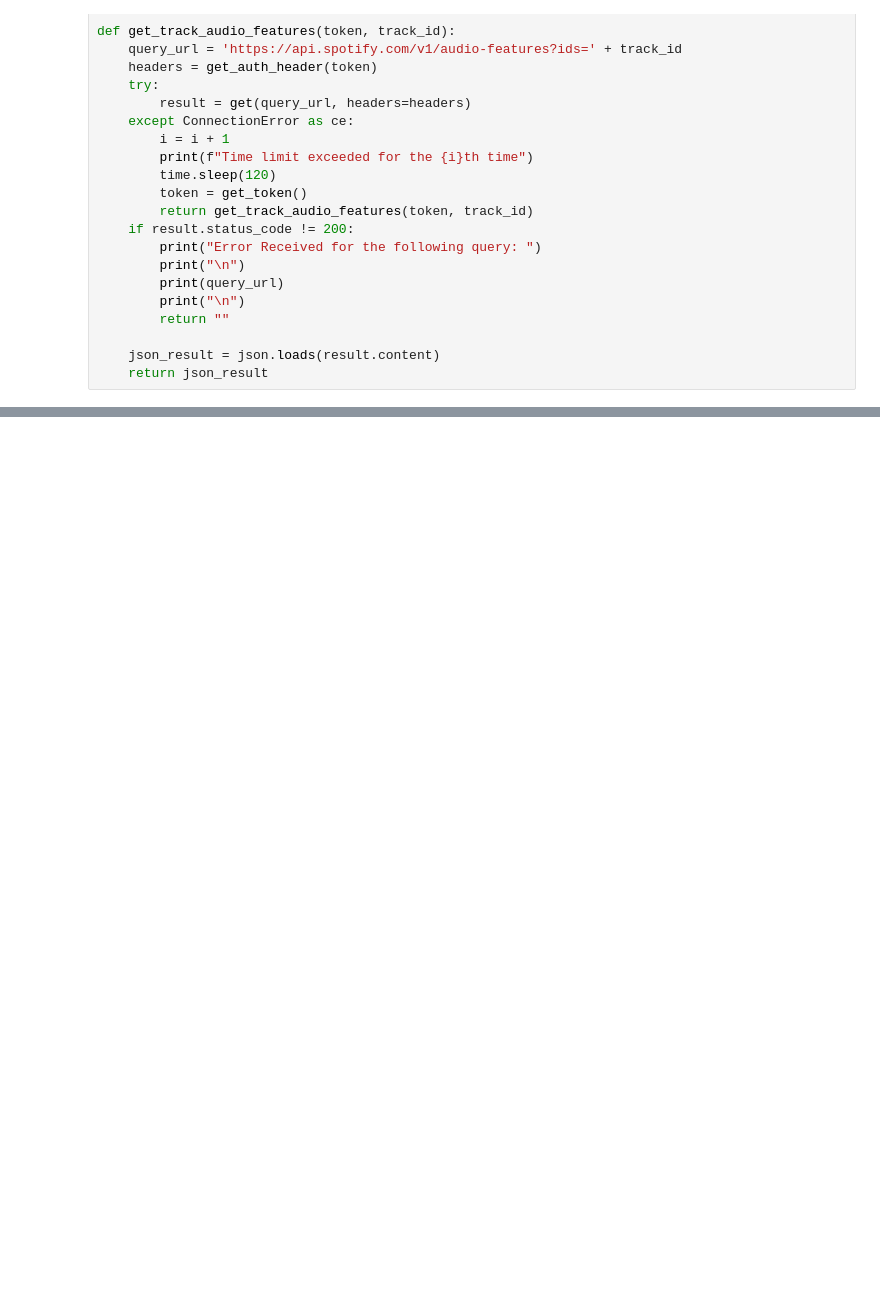
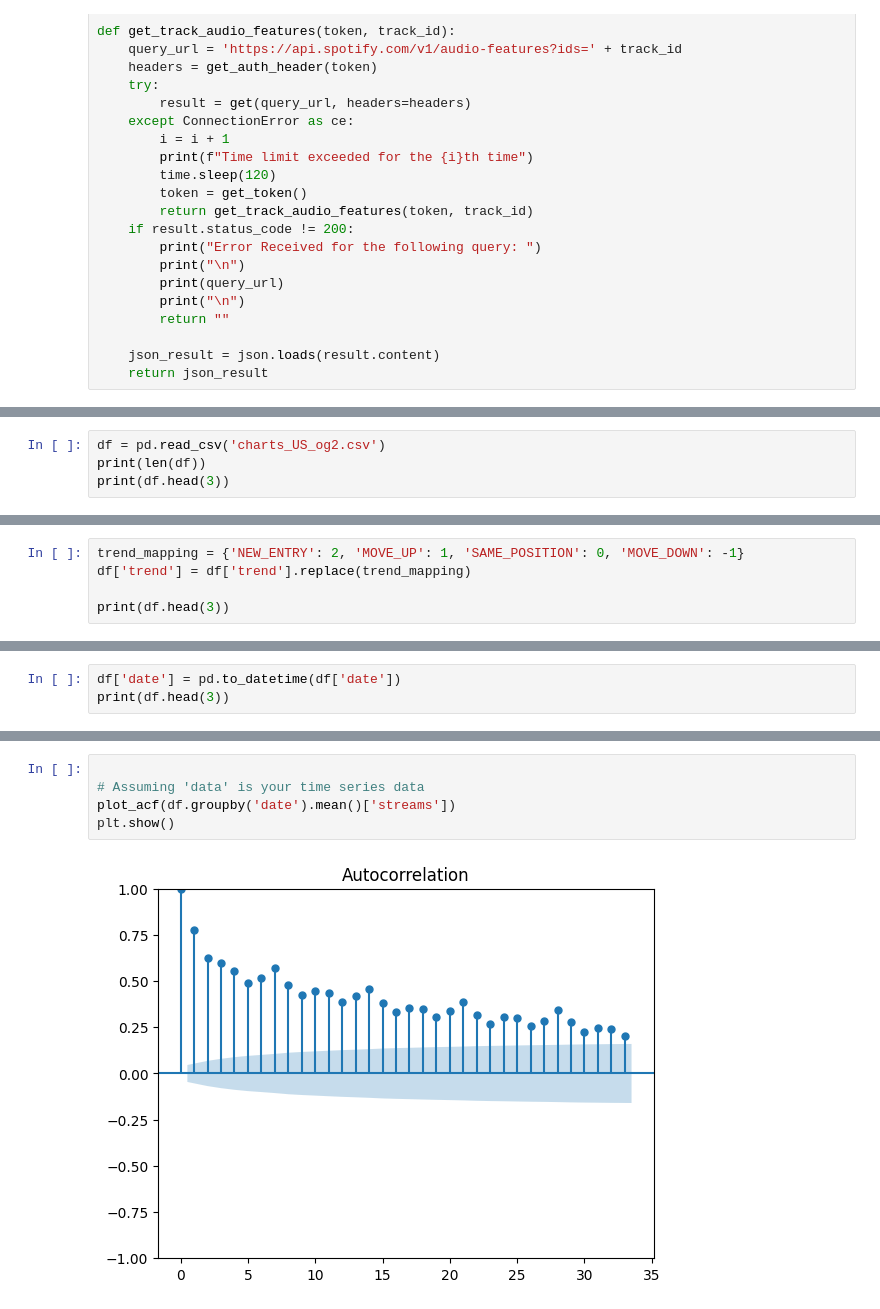
Before and after one commit to apcastillo/cse519, a Jupyter notebook: Data_Preparation.ipynb, the cells around one changed output, grey strips where cells are left out. Cells and saved outputs as stored; diff of their text form; blank space fills up the shorter version.

```diff
--- a/Data_Preparation.ipynb
+++ b/Data_Preparation.ipynb
@@ -240,0 +414,4 @@ df.to_csv('Final_Data.csv', index=False)
+# %%
+df = pd.read_csv('charts_US_og2.csv')
+print(len(df))
+print(df.head(3))
@@ -240,0 +436,5 @@ df.to_csv('Final_Data.csv', index=False)
+# %%
+trend_mapping = {'NEW_ENTRY': 2, 'MOVE_UP': 1, 'SAME_POSITION': 0, 'MOVE_DOWN': -1}
+df['trend'] = df['trend'].replace(trend_mapping)
+
+print(df.head(3))
@@ -240,0 +459,3 @@ df.to_csv('Final_Data.csv', index=False)
+# %%
+df['date'] = pd.to_datetime(df['date'])
+print(df.head(3))
@@ -240,0 +497,7 @@ df.to_csv('Final_Data.csv', index=False)
+# %%
+
+# Assuming 'data' is your time series data
+plot_acf(df.groupby('date').mean()['streams'])
+plt.show()
+# %% [output]
+[figure, added]
```
Also changed, not shown: parts of 40 cells of this notebook, 21 other files.
